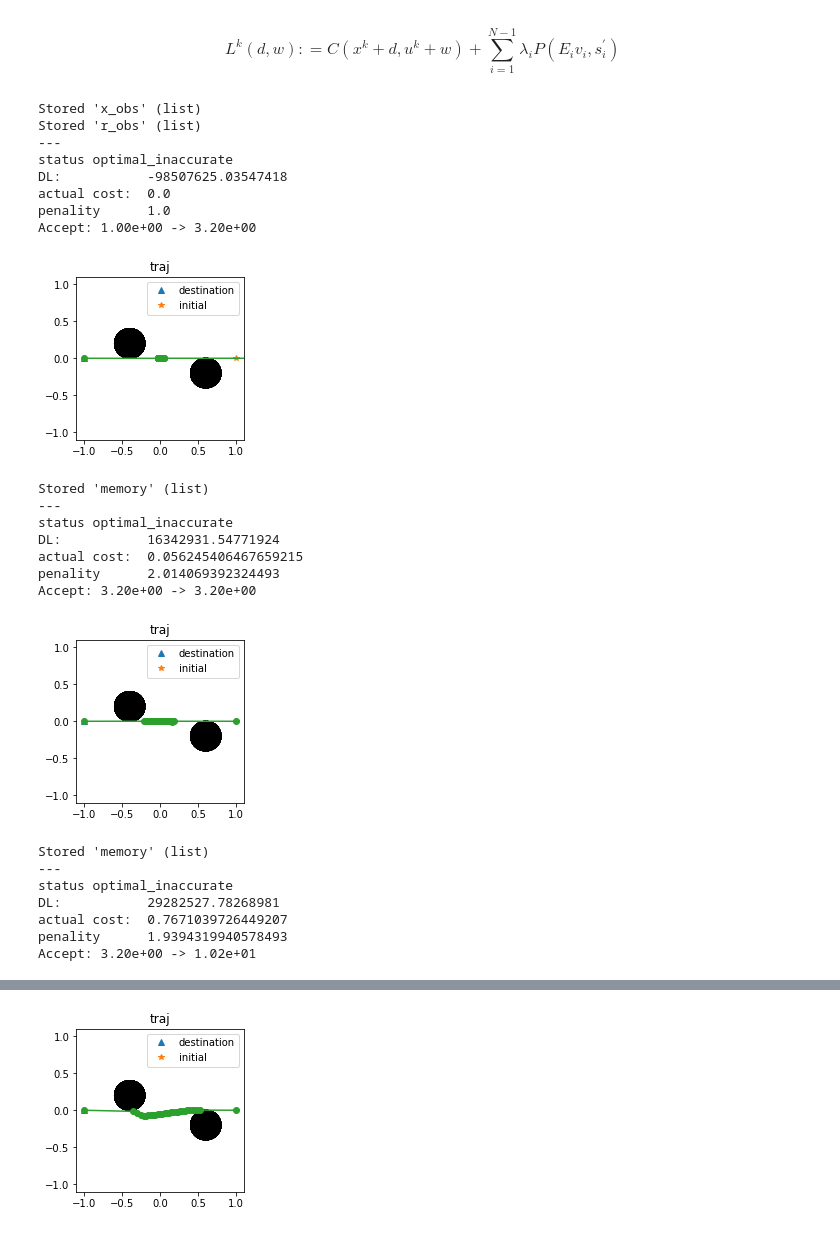
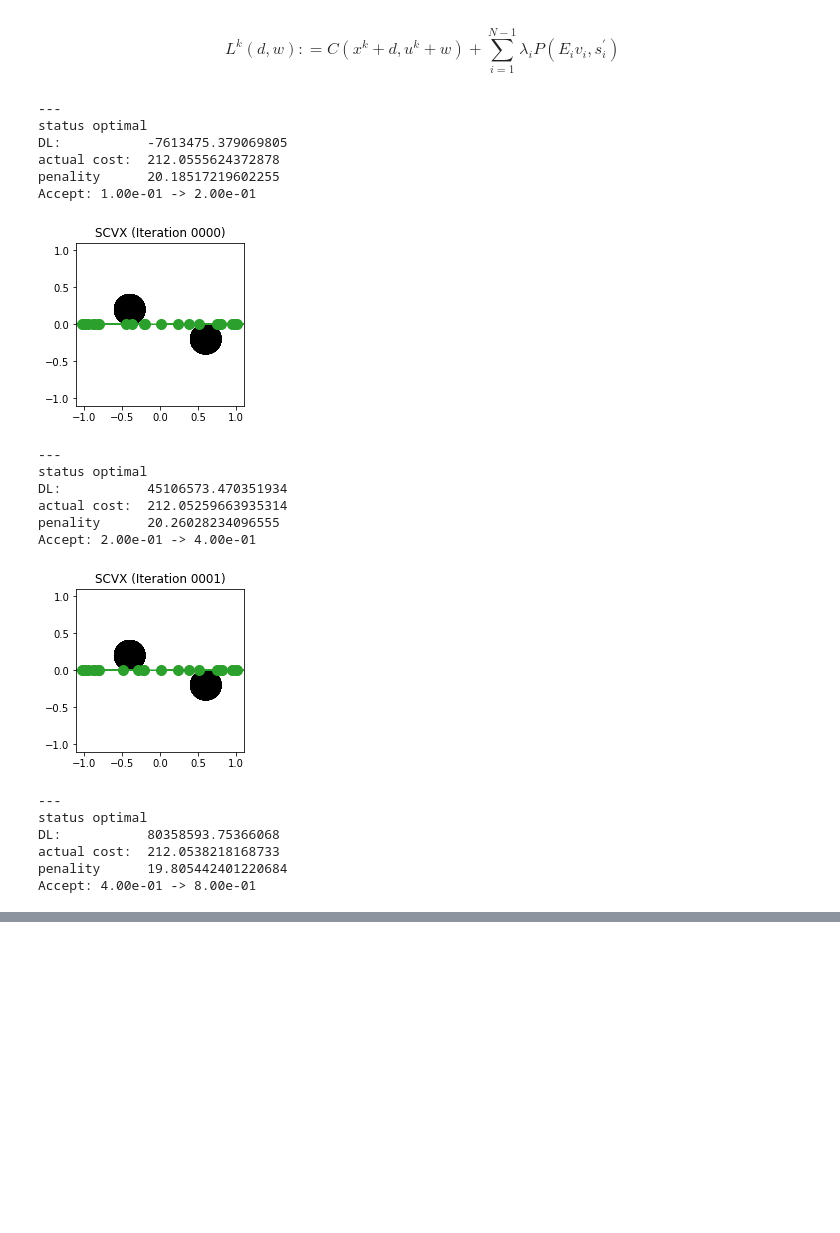
Before and after one commit to bchasnov/learning-in-games, a Jupyter notebook: notebooks/multi-agent-scvx.ipynb, the cells around one changed output, grey strips where cells are left out. Cells and saved outputs as stored; diff of their text form; code cells hidden in the pictures; blank space fills up the shorter version.

Commit message:
refractoring scvx

```diff
--- a/notebooks/multi-agent-scvx.ipynb
+++ b/notebooks/multi-agent-scvx.ipynb
@@ -149,4 +149,22 @@ constraints += [sp[i] >= 0 for i in range(N-1)]
 #constraints += [cp.abs(u[i] + w[i]) <= u_max for i in range(N-1)]
 # Trust region
 constraints += [sum([cp.norm(w[i],2) + cp.norm(d[i],2) for i in range(N-1)]) <= trust ]
+# %%
+
+
+def cvx(x_init, x_des):
+    x.value[0] = x_init
+    xN.value = x_des
+    for i in range(N-1):
+        A[i].value = A_np # (nx, nx)
+        B[i].value = B_np # (nx, nu)
+        S[i].value = np.zeros((ns, nx))
+        Q[i].value = np.zeros((nq, nu))
+        f_xu.value[i] = np.zeros((nx))
+    s_true.value = np.zeros((N-1,ns))
+    trust.value = 10000
+    prob = cp.Problem(cp.Minimize(L), constraints)
+    sol = prob.solve(solver='SCS')
+
+    return copy.copy(x.value+d.value), copy.copy(u.value+w.value)
 # %%
@@ -242,39 +260,44 @@ def scvx(x_init, x_des, x_obs, r_obs, _x=np.zeros((N,nx)), _u=np.zeros((N-1,nu))
 
     return copy.copy(x.value), copy.copy(u.value), r[-1]
 # %%
-%store x_obs
-%store r_obs
 
-num_iter = 100
-x_brs = [[None for _ in range(na)] for _ in range(num_iter)]
+config_scvx = dict(
+    ρ0 = 0,
+    ρ1 = .25,
+    ρ2 = .8,
+    r0 = .1,
+    α = 3,
+    β = 2,
+    tol = 1e-1,
+    pen_tol = 1e-4,
+    num_iters = 32)
+
+
 ''' initialize '''
 _x_a = [np.ones((N,2))*x_obs[0][0] for _ in range(na-1)]
 for k in range(na):
-    _x_obs, _r_obs = append_obs(x_obs, r_obs, _x_a, r_buffer)
-    _x, _u, _r = scvx(x_inits[k], x_dess[k], _x_obs, _r_obs)
-#     x_brs[0][k] = (_x,_u,_r)
+#     _x_obs, _r_obs = append_obs(x_obs, r_obs, _x_a, r_buffer)
+    _x, _u = cvx(x_inits[k], x_dess[k])
+    _x, _u, _r = scvx(x_inits[k], x_dess[k], _x_obs, _r_obs,
+                      _x=_x, _u=_u, trial=k, **config_scvx)
 # %% [output]
-Stored 'x_obs' (list)
-Stored 'r_obs' (list)
 ---
-status optimal_inaccurate
-DL:           -98507625.03547418
-actual cost:  0.0
-penality      1.0
-Accept: 1.00e+00 -> 3.20e+00
+status optimal
+DL:           -7613475.379069805
+actual cost:  212.0555624372878
+penality      20.18517219602255
+Accept: 1.00e-01 -> 2.00e-01
-[figure, old version]
+[figure, new version]
-Stored 'memory' (list)
 ---
-status optimal_inaccurate
-DL:           16342931.54771924
-actual cost:  0.056245406467659215
-penality      2.014069392324493
-Accept: 3.20e+00 -> 3.20e+00
+status optimal
+DL:           45106573.470351934
+actual cost:  212.05259663935314
+penality      20.26028234096555
+Accept: 2.00e-01 -> 4.00e-01
-[figure, old version]
+[figure, new version]
-Stored 'memory' (list)
 ---
-status optimal_inaccurate
-DL:           29282527.78268981
-actual cost:  0.7671039726449207
-penality      1.9394319940578493
-Accept: 3.20e+00 -> 1.02e+01
+status optimal
+DL:           80358593.75366068
+actual cost:  212.0538218168733
+penality      19.805442401220684
+Accept: 4.00e-01 -> 8.00e-01
@@ -289 +305,0 @@ Accept: 1.02e+01 -> 3.28e+01
-[figure, removed]
```
Also changed, not shown: parts of 6 cells of this notebook, 1 other file.
